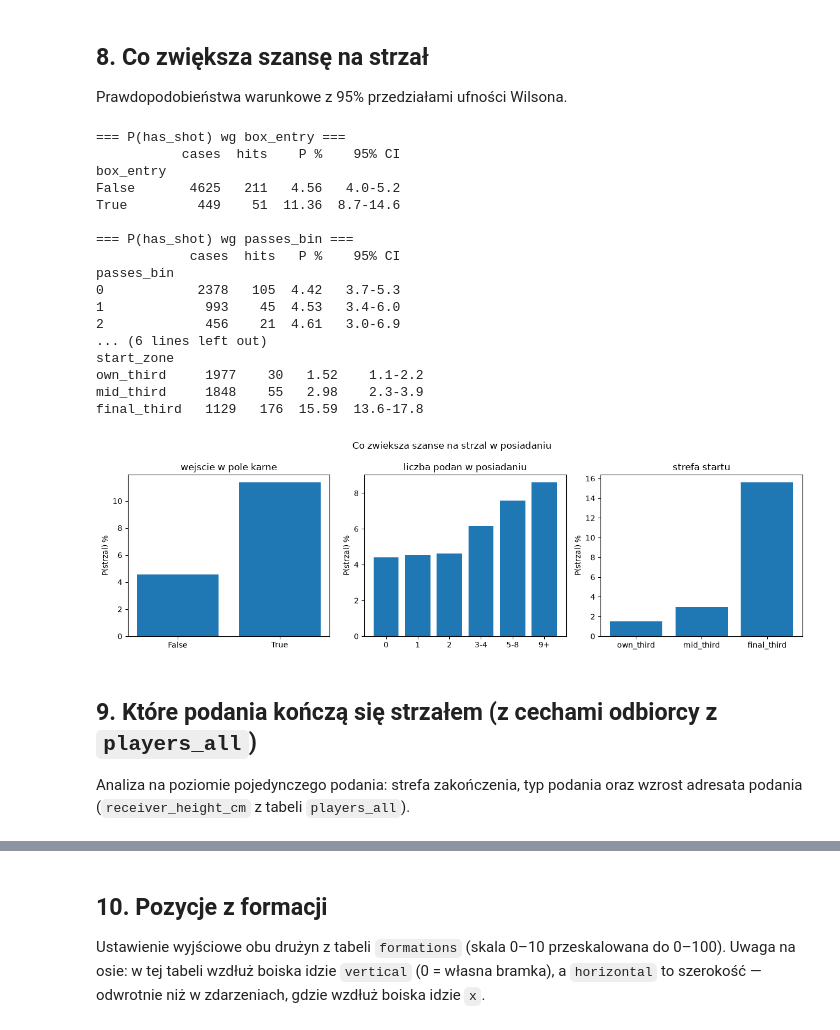
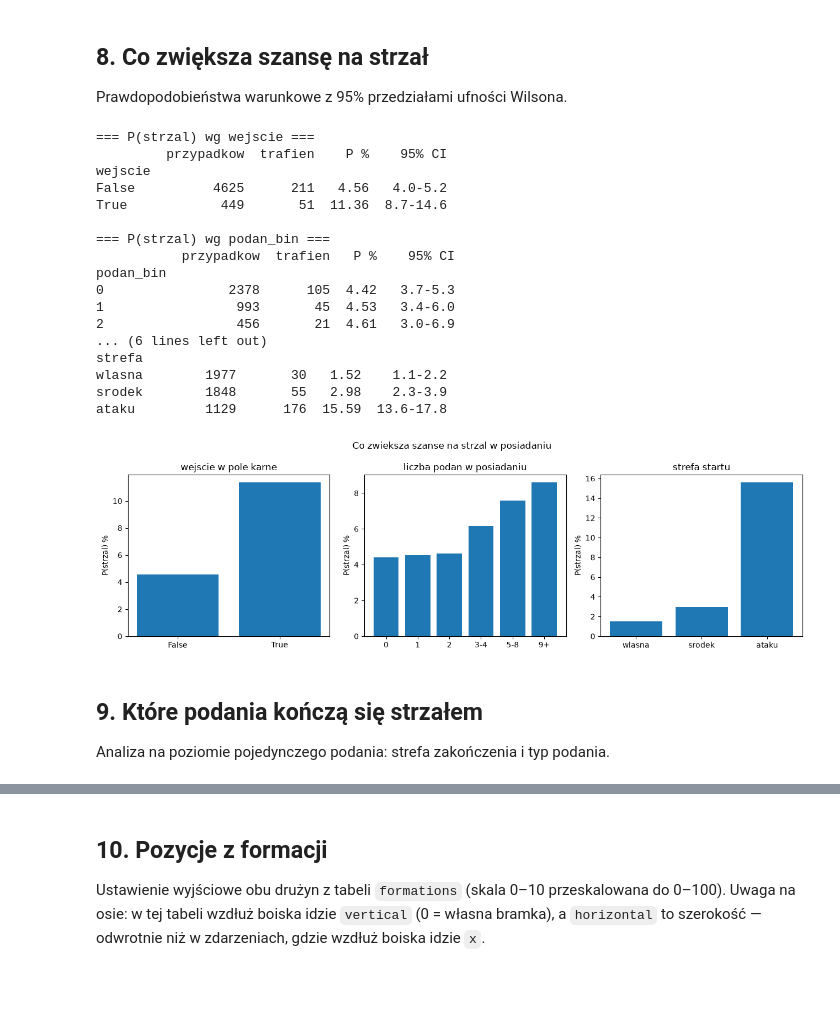
Before and after one commit to XeroChan/football-match-analytics, a Jupyter notebook: notebooks/02_eda.ipynb, the cells around one changed output, grey strips where cells are left out. Drawn from its saved outputs; the diff is of its cells as text; code cells hidden in the pictures; blank space fills up the shorter version.

```diff
--- a/notebooks/02_eda.ipynb
+++ b/notebooks/02_eda.ipynb
@@ -669,64 +431,58 @@ P(has_goal | possession) = 0.71%
 
 Prawdopodobieństwa warunkowe z 95% przedziałami ufności Wilsona.
 # %%
-# Warunkowe prawdopodobienstwa P(has_shot | cecha posiadania)
-# Funkcje wilson_ci() i cond_table() sa zdefiniowane w sekcji 1.
-possessions["passes_bin"] = pd.cut(
-    possessions["passes_count"],
-    [-1, 0, 1, 2, 4, 8, 100],
-    labels=["0", "1", "2", "3-4", "5-8", "9+"],
-)
-possessions["start_zone"] = pd.cut(
-    possessions["start_x"],
-    [0, 33, 66, 100],
-    labels=["own_third", "mid_third", "final_third"],
-)
+# Warunkowe prawdopodobienstwa P(strzal | cecha posiadania)
+# Funkcje wilson() i tabela() sa zdefiniowane w sekcji 1.
+posiadania["podan_bin"] = pd.cut(posiadania["podan"], [-1, 0, 1, 2, 4, 8, 100],
+                                 labels=["0", "1", "2", "3-4", "5-8", "9+"])
+posiadania["strefa"] = pd.cut(posiadania["start_x"], [0, 33, 66, 100],
+                              labels=["wlasna", "srodek", "ataku"])
 
-for col in ["box_entry", "passes_bin", "start_zone"]:
-    print(f"=== P(has_shot) wg {col} ===")
-    print(cond_table(possessions, col, target="has_shot").to_string())
+for kolumna in ["wejscie", "podan_bin", "strefa"]:
+    print(f"=== P(strzal) wg {kolumna} ===")
+    print(tabela(posiadania, kolumna).to_string())
     print()
 # %% [output]
-=== P(has_shot) wg box_entry ===
-           cases  hits    P %    95% CI
-box_entry
-False       4625   211   4.56   4.0-5.2
-True         449    51  11.36  8.7-14.6
+=== P(strzal) wg wejscie ===
+         przypadkow  trafien    P %    95% CI
+wejscie
+False          4625      211   4.56   4.0-5.2
+True            449       51  11.36  8.7-14.6
 
-=== P(has_shot) wg passes_bin ===
-            cases  hits   P %    95% CI
-passes_bin
-0            2378   105  4.42   3.7-5.3
-1             993    45  4.53   3.4-6.0
-2             456    21  4.61   3.0-6.9
+=== P(strzal) wg podan_bin ===
+           przypadkow  trafien   P %    95% CI
+podan_bin
+0                2378      105  4.42   3.7-5.3
+1                 993       45  4.53   3.4-6.0
+2                 456       21  4.61   3.0-6.9
 ... (6 lines left out)
-start_zone
-own_third     1977    30   1.52    1.1-2.2
-mid_third     1848    55   2.98    2.3-3.9
-final_third   1129   176  15.59  13.6-17.8
+strefa
+wlasna        1977       30   1.52    1.1-2.2
+srodek        1848       55   2.98    2.3-3.9
+ataku         1129      176  15.59  13.6-17.8
 # %%
 # Trzy panele: co zwieksza szanse na strzal
-fig, axes = plt.subplots(1, 3, figsize=(13, 4))
+fig, osie = plt.subplots(1, 3, figsize=(13, 4))
 
-for ax, col, title in [
-    (axes[0], "box_entry", "wejscie w pole karne"),
-    (axes[1], "passes_bin", "liczba podan w posiadaniu"),
-    (axes[2], "start_zone", "strefa startu"),
+for os_, kolumna, tytul in [
+    (osie[0], "wejscie", "wejscie w pole karne"),
+    (osie[1], "podan_bin", "liczba podan w posiadaniu"),
+    (osie[2], "strefa", "strefa startu"),
 ]:
-    summary_df = cond_table(possessions, col, target="has_shot")
-    ax.bar([str(i) for i in summary_df.index], summary_df["P %"])
-    ax.set_title(title)
-    ax.set_ylabel("P(strzal) %")
+    t = tabela(posiadania, kolumna)
+    os_.bar([str(i) for i in t.index], t["P %"])
+    os_.set_title(tytul)
+    os_.set_ylabel("P(strzal) %")
 
 plt.suptitle("Co zwieksza szanse na strzal w posiadaniu")
 plt.tight_layout()
-plt.savefig(FIGURES / "posiadanie_strzal.png", dpi=130)
+plt.savefig(FIGURY / "posiadanie_strzal.png", dpi=130)
 plt.show()
 # %% [output]
-[figure, old version]
+[figure, new version]
 # %% [markdown]
-## 9. Które podania kończą się strzałem (z cechami odbiorcy z `players_all`)
+## 9. Które podania kończą się strzałem
 
-Analiza na poziomie pojedynczego podania: strefa zakończenia, typ podania oraz wzrost adresata podania (`receiver_height_cm` z tabeli `players_all`).
+Analiza na poziomie pojedynczego podania: strefa zakończenia i typ podania.
 # %%
 # Poziom podania: ktore podania koncza sie strzalem w tej samej akcji
```
Also changed, not shown: parts of 35 cells of this notebook.
